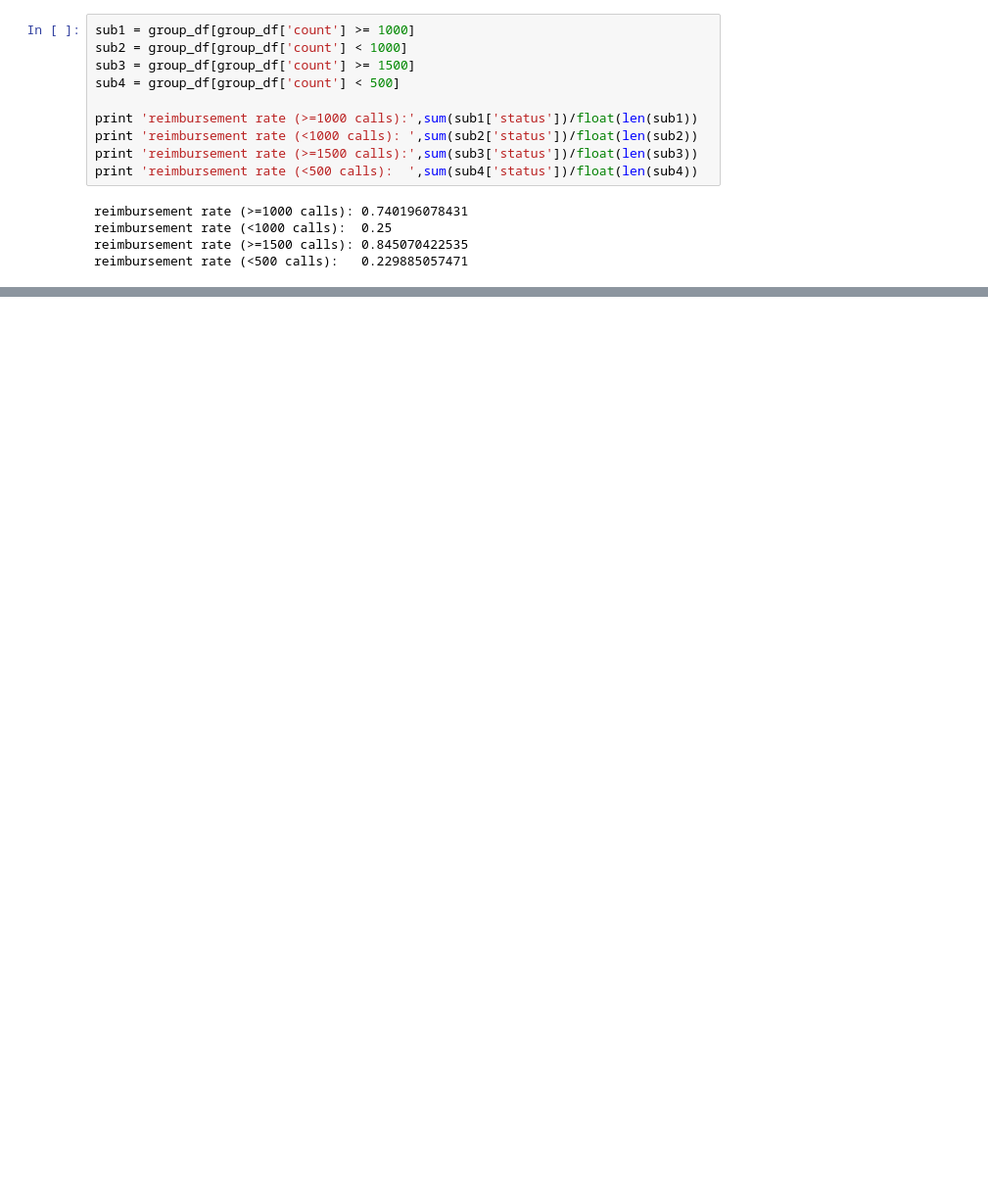
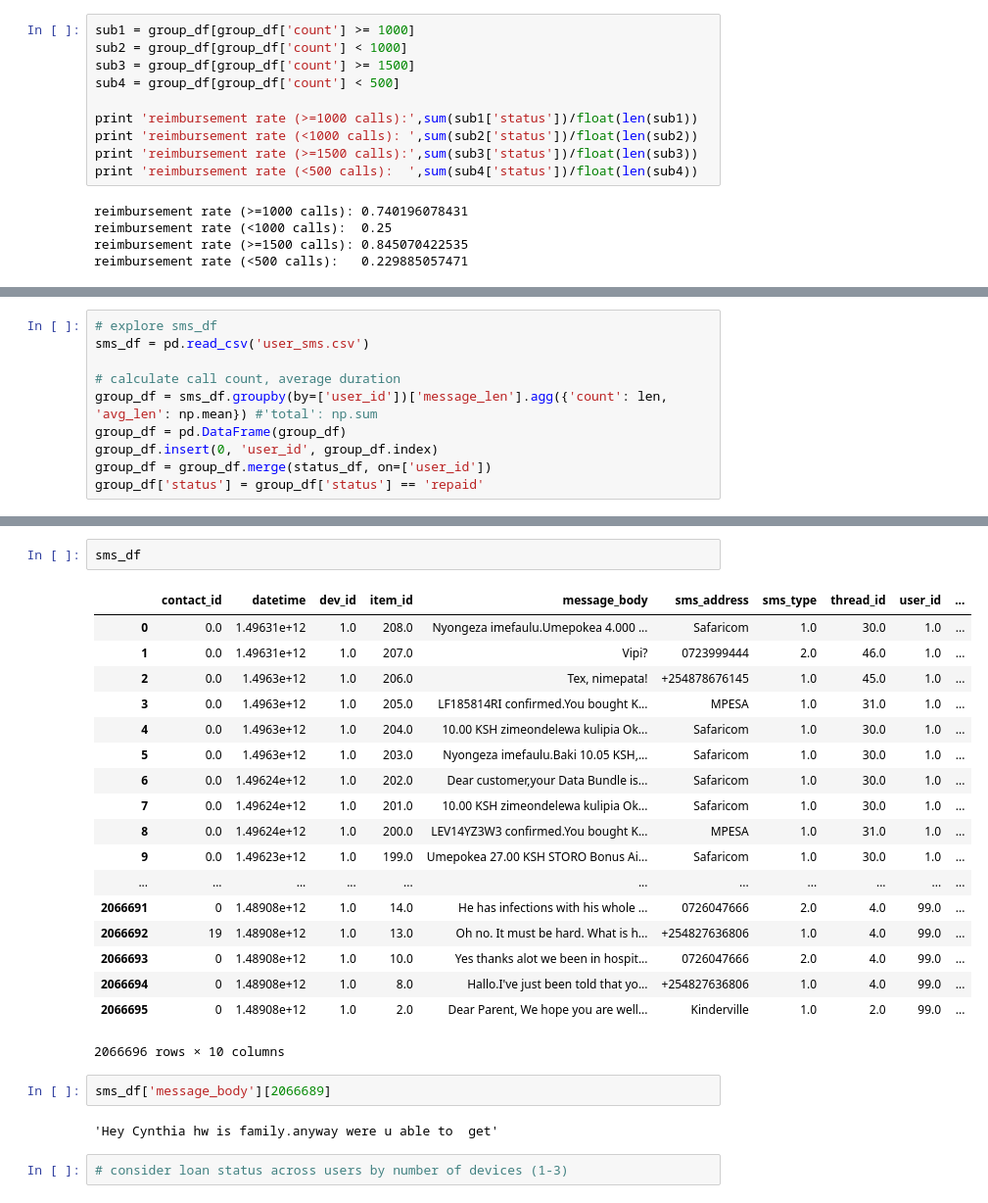
Before and after one commit to jgollub1/branch_project, a Jupyter notebook: Exploration.ipynb, the cells around one changed output, grey strips where cells are left out. Shown: that part at 98% size. Cells and saved outputs as stored; diff of their text form; blank space fills up the shorter version.

```diff
--- a/Exploration.ipynb
+++ b/Exploration.ipynb
@@ -56 +96,11 @@ reimbursement rate (<500 calls):   0.229885057471
+# %%
+# explore sms_df
+sms_df = pd.read_csv('user_sms.csv')
+
+# calculate call count, average duration
+group_df = sms_df.groupby(by=['user_id'])['message_len'].agg({'count': len, 'avg_len': np.mean}) #'total': np.sum
+group_df = pd.DataFrame(group_df)
+group_df.insert(0, 'user_id', group_df.index)
+group_df = group_df.merge(status_df, on=['user_id'])
+group_df['status'] = group_df['status'] == 'repaid'
 # %%
@@ -60,0 +115,27 @@ sp.pearsonr(group_df['avg_duration'], group_df['status'])
+# %%
+sms_df
+# %% [output]
+|  | contact_id | datetime | dev_id | item_id | message_body | sms_address | sms_type | thread_id | user_id | ... |
+| 0 | 0.0 | 1.49631e+12 | 1.0 | 208.0 | Nyongeza imefaulu.Umepokea 4.000 ... | Safaricom | 1.0 | 30.0 | 1.0 | ... |
+| 1 | 0.0 | 1.49631e+12 | 1.0 | 207.0 | Vipi? | 0723999444 | 2.0 | 46.0 | 1.0 | ... |
+| 2 | 0.0 | 1.4963e+12 | 1.0 | 206.0 | Tex, nimepata! | +254878676145 | 1.0 | 45.0 | 1.0 | ... |
+| 3 | 0.0 | 1.4963e+12 | 1.0 | 205.0 | LF185814RI confirmed.You bought K... | MPESA | 1.0 | 31.0 | 1.0 | ... |
+| 4 | 0.0 | 1.4963e+12 | 1.0 | 204.0 | 10.00 KSH zimeondelewa kulipia Ok... | Safaricom | 1.0 | 30.0 | 1.0 | ... |
+| 5 | 0.0 | 1.4963e+12 | 1.0 | 203.0 | Nyongeza imefaulu.Baki 10.05 KSH,... | Safaricom | 1.0 | 30.0 | 1.0 | ... |
+| 6 | 0.0 | 1.49624e+12 | 1.0 | 202.0 | Dear customer,your Data Bundle is... | Safaricom | 1.0 | 30.0 | 1.0 | ... |
+| 7 | 0.0 | 1.49624e+12 | 1.0 | 201.0 | 10.00 KSH zimeondelewa kulipia Ok... | Safaricom | 1.0 | 30.0 | 1.0 | ... |
+| 8 | 0.0 | 1.49624e+12 | 1.0 | 200.0 | LEV14YZ3W3 confirmed.You bought K... | MPESA | 1.0 | 31.0 | 1.0 | ... |
+| 9 | 0.0 | 1.49623e+12 | 1.0 | 199.0 | Umepokea 27.00 KSH STORO Bonus Ai... | Safaricom | 1.0 | 30.0 | 1.0 | ... |
+| ... | ... | ... | ... | ... | ... | ... | ... | ... | ... | ... |
+| 2066691 | 0 | 1.48908e+12 | 1.0 | 14.0 | He has infections with his whole ... | 0726047666 | 2.0 | 4.0 | 99.0 | ... |
+| 2066692 | 19 | 1.48908e+12 | 1.0 | 13.0 | Oh no. It must be hard. What is h... | +254827636806 | 1.0 | 4.0 | 99.0 | ... |
+| 2066693 | 0 | 1.48908e+12 | 1.0 | 10.0 | Yes thanks alot we been in hospit... | 0726047666 | 2.0 | 4.0 | 99.0 | ... |
+| 2066694 | 0 | 1.48908e+12 | 1.0 | 8.0 | Hallo.I've just been told that yo... | +254827636806 | 1.0 | 4.0 | 99.0 | ... |
+| 2066695 | 0 | 1.48908e+12 | 1.0 | 2.0 | Dear Parent, We hope you are well... | Kinderville | 1.0 | 2.0 | 99.0 | ... |
+2066696 rows × 10 columns
+# %%
+sms_df['message_body'][2066689]
+# %% [output]
+'Hey Cynthia hw is family.anyway were u able to  get'
+# %%
+# consider loan status across users by number of devices (1-3)
```
Also changed, not shown: parts of 10 cells of this notebook.
